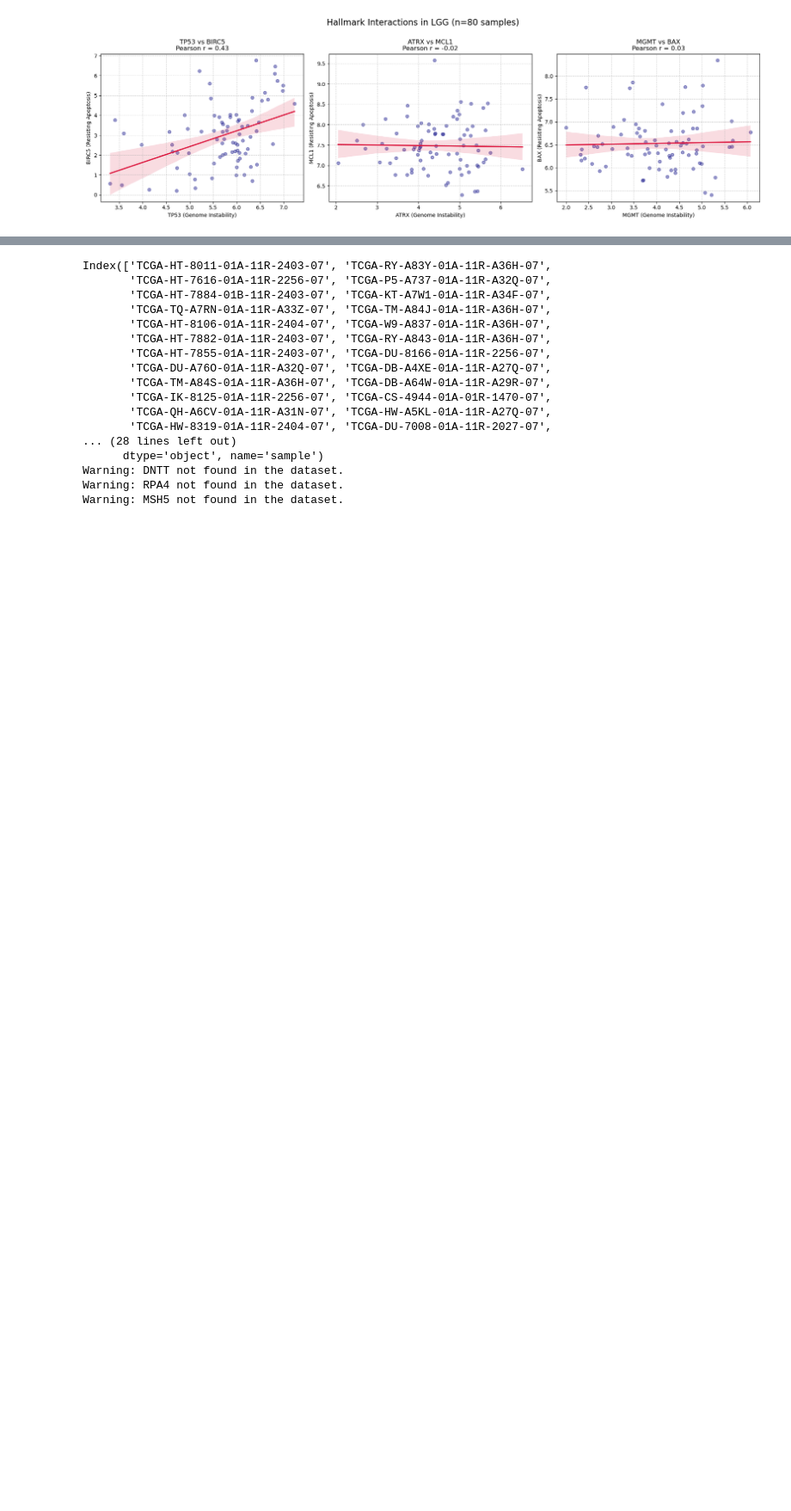
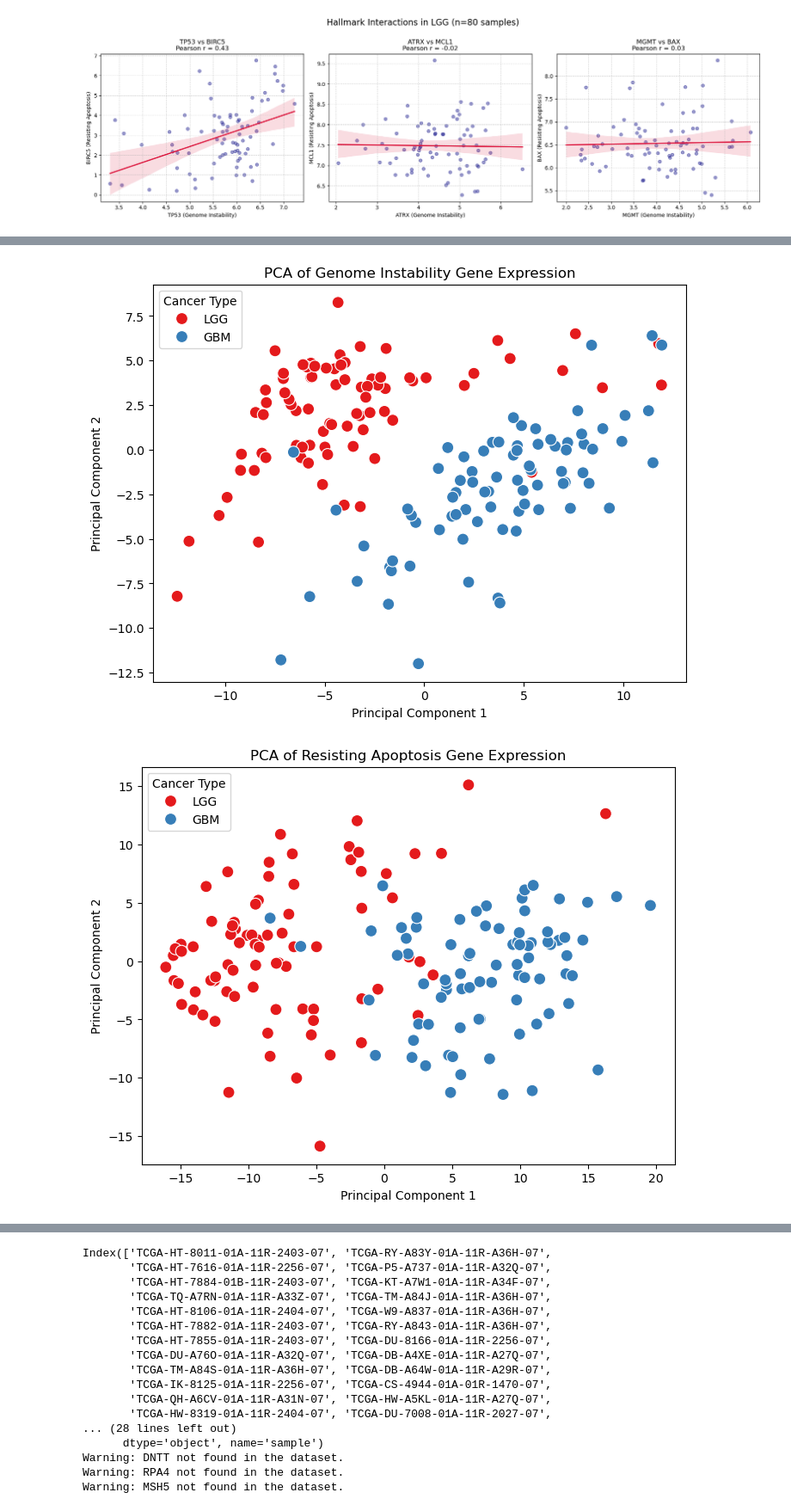
Before and after one commit to gracevl/lee-spencer-Module-4-Cancer, a Jupyter notebook: code/Module 4 Template.ipynb, the cells around one changed output, grey strips where cells are left out. Shown at 86% size. Drawn from its saved outputs; the diff is of its cells as text; code cells hidden in the pictures; blank space fills up the shorter version.

Commit message:
updated data analysis
included look at lgg vs glioblastoma on pca graphs to show the difference in hallmark gene expression within different grades of gliomas

```diff
--- a/code/Module 4 Template.ipynb
+++ b/code/Module 4 Template.ipynb
@@ -246,0 +264,78 @@ To first analyze the data, the dataset was reduced to just the patients with Bra
+# %%
+cancer_types = ['LGG', 'GBM']  #Low-grade glioma vs glioblastoma
+
+
+# From metadata, get the rows where "cancer_type" is equal to the specified cancer type
+# Then grab the index of this subset (these are the sample IDs)
+cancer_samples = metadata_df[
+    metadata_df['cancer_type'].isin(cancer_types)
+].index
+print(cancer_samples)
+# Subset the main data to include only these samples
+# When you want a subset of columns, you can pass a list of column names to the data frame in []
+LGG_data = data[cancer_samples]
+
+# Subset by index (genes)
+####################################################
+desired_gene_list_genome_instability = hallmarks.loc['GENOME INSTABILITY'].dropna().tolist()
+desired_gene_list_resist_apoptosis = hallmarks.loc['RESISTING CELL DEATH'].dropna().tolist()
+
+#Adding genes in the genome instability hallmark to desired list
+gene_list_genome_instability = [gene for gene in desired_gene_list_genome_instability if gene in LGG_data.index]
+for gene in desired_gene_list_genome_instability:
+    if gene not in gene_list_genome_instability:
+        print(f"Warning: {gene} not found in the dataset.")
+
+# .loc[] is the method to subset by index labels
+# .iloc[] will subset by index position (integer location) instead
+LGG_gene_data_genome_instability = LGG_data.loc[gene_list_genome_instability]
+
+#Adding genes in the resisting apoptosis hallmark to desired list
+gene_list_resist_apoptosis = [gene for gene in desired_gene_list_resist_apoptosis if gene in LGG_data.index]
+for gene in desired_gene_list_resist_apoptosis:
+    if gene not in desired_gene_list_resist_apoptosis:
+        print(f"Warning: {gene} not found in the dataset.")
+
+LGG_gene_data_resist_apoptosis = LGG_data.loc[gene_list_resist_apoptosis]
+
+X = LGG_gene_data_genome_instability.T
+X2 = LGG_gene_data_resist_apoptosis.T
+y = metadata_df.loc[X.index, 'cancer_type']
+y2 = metadata_df.loc[X2.index, 'cancer_type']
+
+
+# PCA
+pca = PCA(n_components=2)
+X_pca = pca.fit_transform(X)
+X2_pca = pca.fit_transform(X2)
+
+# Plot
+plt.figure(figsize=(8, 6))
+sns.scatterplot(
+    x=X_pca[:, 0],
+    y=X_pca[:, 1],
+    hue=y,
+    palette='Set1',
+    s=100
+)
+plt.title("PCA of Genome Instability Gene Expression")
+plt.xlabel("Principal Component 1")
+plt.ylabel("Principal Component 2")
+plt.legend(title="Cancer Type")
+plt.show()
+
+plt.figure(figsize=(8, 6))
+sns.scatterplot(
+    x=X2_pca[:, 0],
+    y=X2_pca[:, 1],
+    hue=y2,
+    palette='Set1',
+    s=100
+)
+
+plt.title("PCA of Resisting Apoptosis Gene Expression")
+plt.xlabel("Principal Component 1")
+plt.ylabel("Principal Component 2")
+plt.legend(title="Cancer Type")
+plt.show()
+# %% [output]
@@ -246,0 +357,2 @@ To first analyze the data, the dataset was reduced to just the patients with Bra
+[figure, added]
+[figure, added]
```
Also changed, not shown: parts of 10 cells of this notebook.
